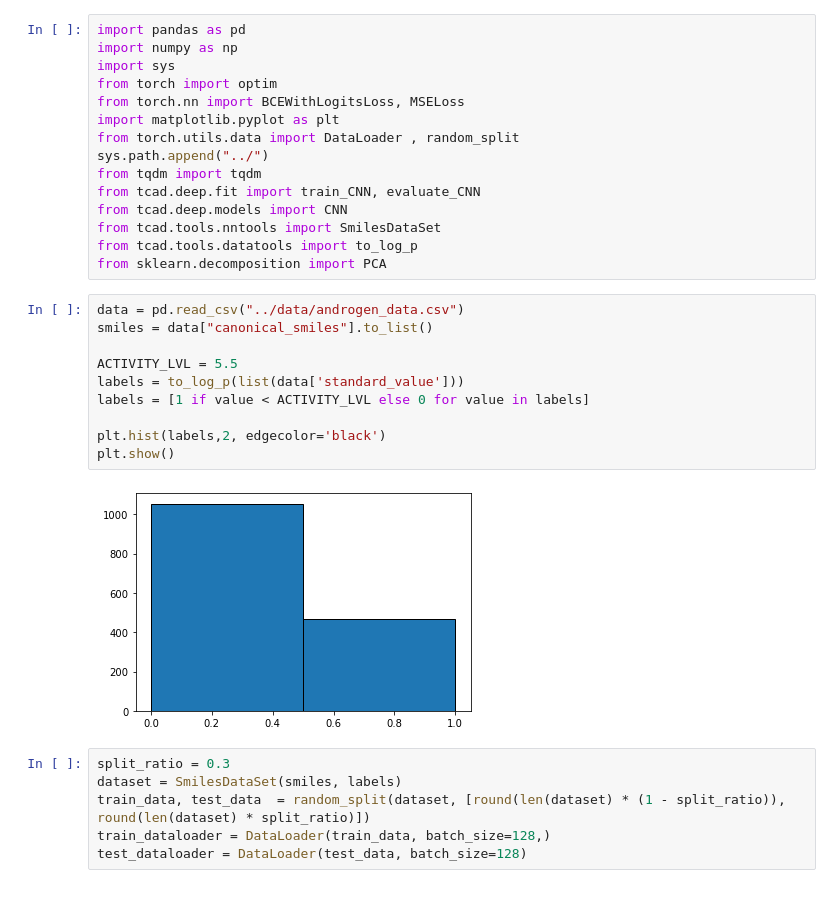
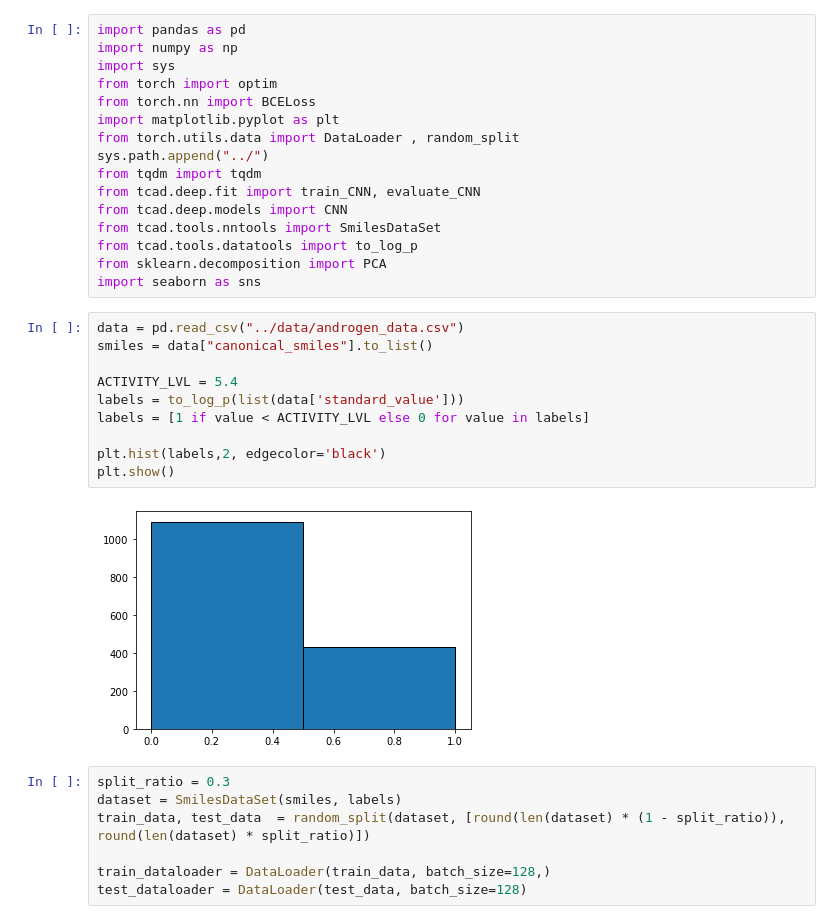
Before and after one commit to med-sci/teachmecadd, a Jupyter notebook: tutorials/008.CNN_on_smiles.ipynb, the cells around one changed output. Cells and saved outputs as stored; diff of their text form.

```diff
--- a/tutorials/008.CNN_on_smiles.ipynb
+++ b/tutorials/008.CNN_on_smiles.ipynb
@@ -3,7 +3,7 @@ import pandas as pd
 import numpy as np
 import sys
 from torch import optim
-from torch.nn import BCEWithLogitsLoss, MSELoss
+from torch.nn import BCELoss
 import matplotlib.pyplot as plt
 from torch.utils.data import DataLoader , random_split
 sys.path.append("../")
@@ -13,22 +13,24 @@ from tcad.deep.models import CNN
 from tcad.tools.nntools import SmilesDataSet
 from tcad.tools.datatools import to_log_p
 from sklearn.decomposition import PCA
+import seaborn as sns
 # %%
 data = pd.read_csv("../data/androgen_data.csv")
 smiles = data["canonical_smiles"].to_list()
 
-ACTIVITY_LVL = 5.5
+ACTIVITY_LVL = 5.4
 labels = to_log_p(list(data['standard_value']))
 labels = [1 if value < ACTIVITY_LVL else 0 for value in labels]
 
 plt.hist(labels,2, edgecolor='black')
 plt.show()
 # %% [output]
-[figure, old version]
+[figure, new version]
 # %%
 split_ratio = 0.3
 dataset = SmilesDataSet(smiles, labels)
 train_data, test_data  = random_split(dataset, [round(len(dataset) * (1 - split_ratio)), round(len(dataset) * split_ratio)])
+
 train_dataloader = DataLoader(train_data, batch_size=128,)
 test_dataloader = DataLoader(test_data, batch_size=128)
 # %%
```
Also changed, not shown: parts of 7 cells of this notebook, 4 other files.
